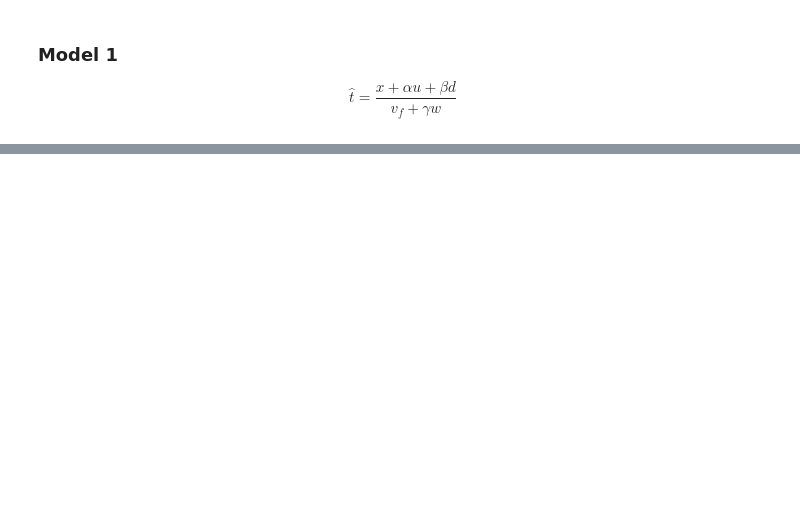
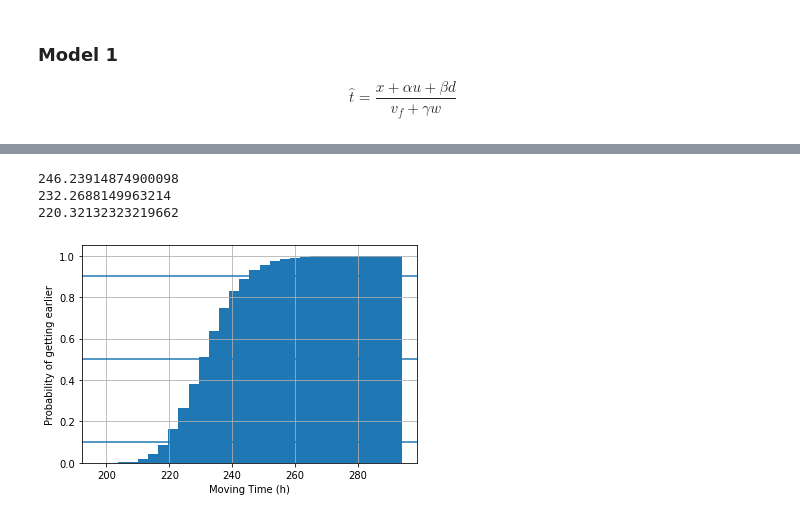
Before and after one commit to danlessa/bike-record-model, a Jupyter notebook: notebooks/5_inference.ipynb, the cells around one changed output, grey strips where cells are left out. Drawn from its saved outputs; the diff is of its cells as text; code cells hidden in the pictures; blank space fills up the shorter version.

```diff
--- a/notebooks/5_inference.ipynb
+++ b/notebooks/5_inference.ipynb
@@ -157,0 +197,19 @@ time: 23.6 s (started: 2021-07-25 14:42:52 -03:00)
+# %%
+df.total_time.hist(cumulative=True, bins=30, density=1)
+plt.axhline(0.5)
+plt.axhline(0.9)
+plt.axhline(0.1)
+
+print(df.total_time.quantile(0.9))
+print(df.total_time.quantile(0.5))
+print(df.total_time.quantile(0.1))
+
+
+plt.ylabel('Probability of getting earlier')
+plt.xlabel('Moving Time (h)')
+plt.show()
+# %% [output]
+246.23914874900098
+232.2688149963214
+220.32132323219662
+[figure, added]
```
Also changed, not shown: parts of 9 cells of this notebook, 1 other file.
